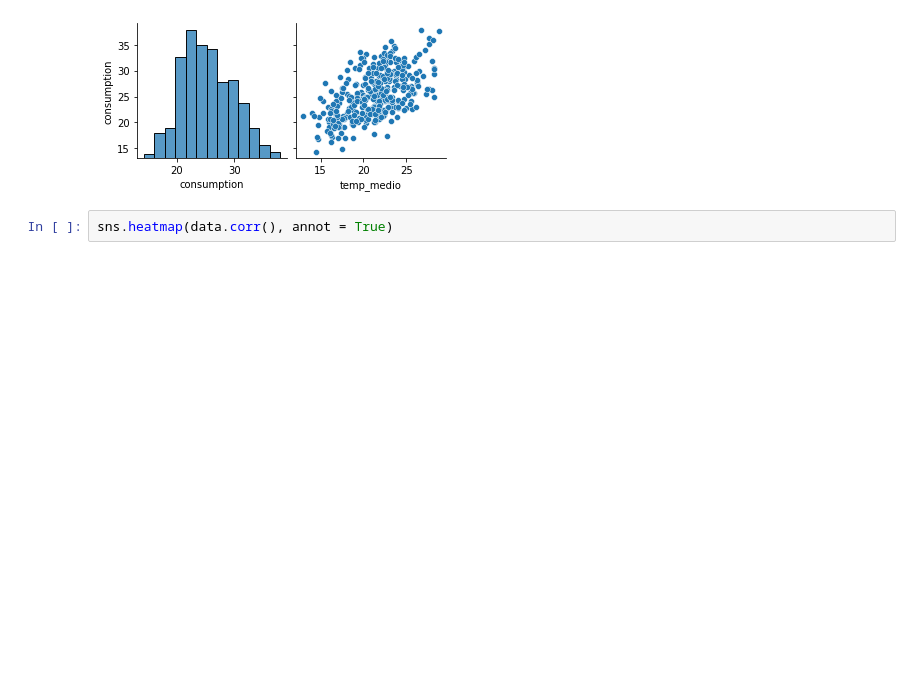
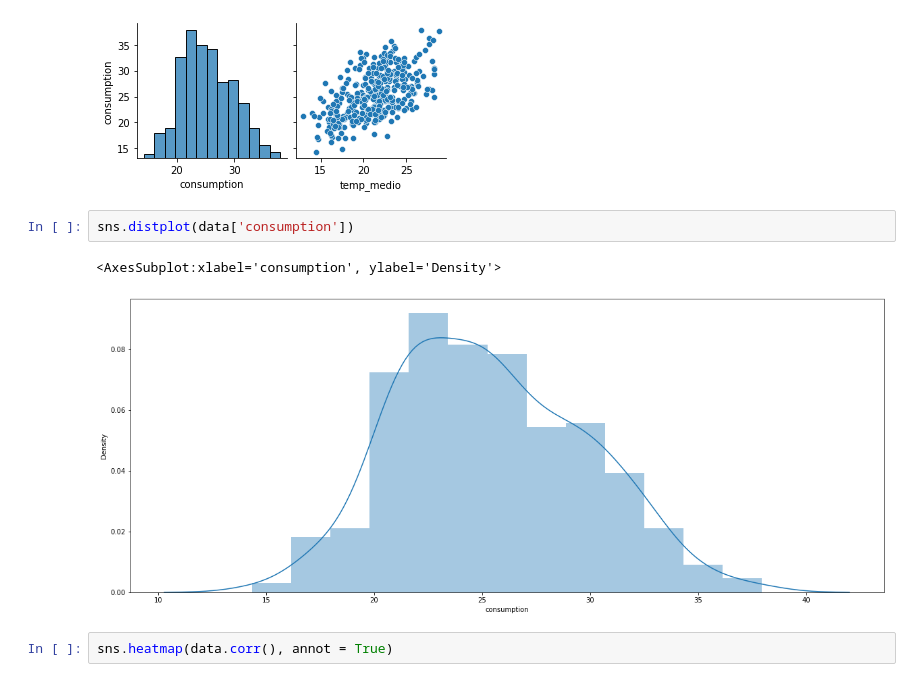
Before and after one commit to sumamk08/BeerConsumptionPrediction, a Jupyter notebook: Beer Consumption Prediction.ipynb, the cells around one changed output. Cells and saved outputs as stored; diff of their text form; blank space fills up the shorter version.

```diff
--- a/Beer Consumption Prediction.ipynb
+++ b/Beer Consumption Prediction.ipynb
@@ -137,6 +138,11 @@ sns.pairplot(data, y_vars = 'consumption', x_vars = ["consumption","temp_medio"]
 # %% [output]
 <seaborn.axisgrid.PairGrid at 0x...>
 [figure]
+# %%
+sns.distplot(data['consumption'])
+# %% [output]
+<AxesSubplot:xlabel='consumption', ylabel='Density'>
+[figure, added]
 # %%
 sns.heatmap(data.corr(), annot = True)
 # %% [output]
```
Also changed, not shown: parts of 5 cells of this notebook, 1 other file.
